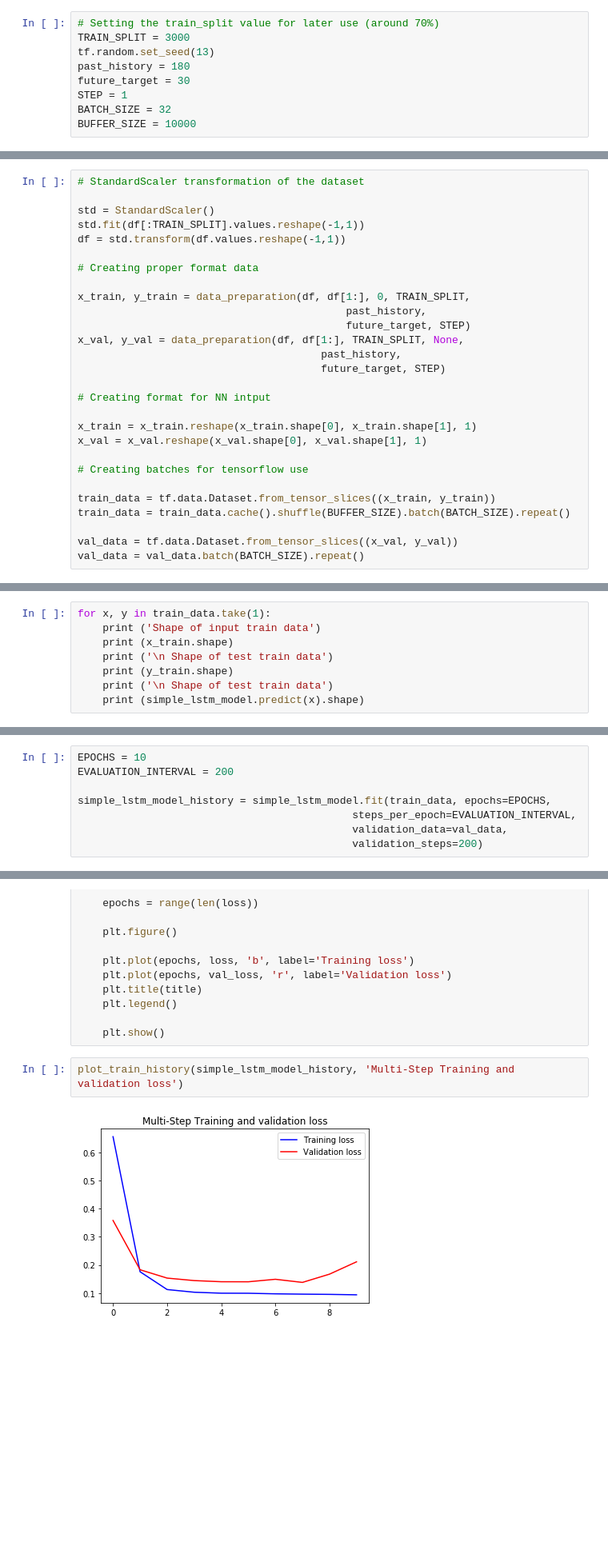
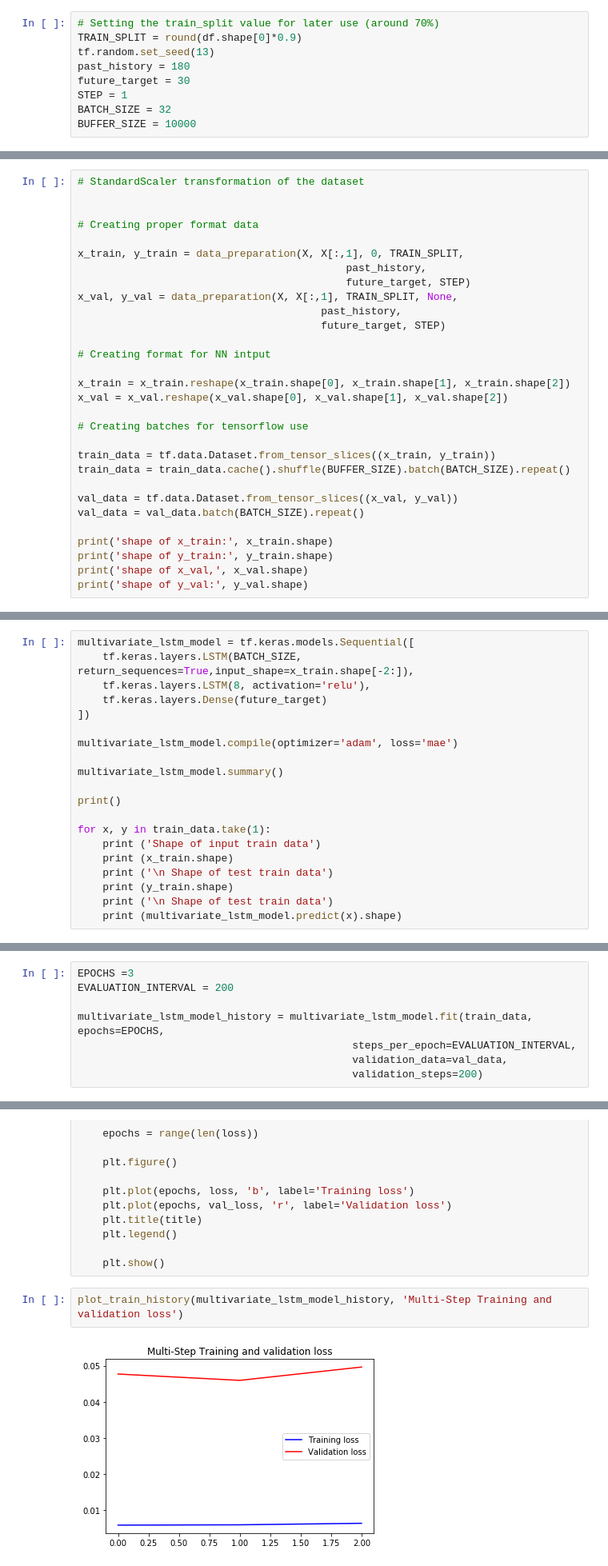
Before and after one commit to alexisgcomte/velib-prediction-v2, a Jupyter notebook: 2. Base Model Research/3.1. Tensorflow Mutlivariate exploration.ipynb, the cells around one changed output, grey strips where cells are left out. Shown at 80% size. Saved outputs shown, nothing was run; the diff lists cells and outputs as text; blank space fills up the shorter version.

Commit message:
first analysis of results and first working multivariate model

```diff
--- a/2. Base Model Research/3.1. Tensorflow Mutlivariate exploration.ipynb
+++ b/2. Base Model Research/3.1. Tensorflow Mutlivariate exploration.ipynb
@@ -75,7 +134,7 @@ df
 # A Pré-processing
 # %%
 # Setting the train_split value for later use (around 70%)
-TRAIN_SPLIT = 3000
+TRAIN_SPLIT = round(df.shape[0]*0.9)
 tf.random.set_seed(13)
 past_history = 180
 future_target = 30
@@ -127,23 +245,20 @@ array([2, 2, 2, ..., 2, 2, 2])
 # %%
 # StandardScaler transformation of the dataset
 
-std = StandardScaler()
-std.fit(df[:TRAIN_SPLIT].values.reshape(-1,1))
-df = std.transform(df.values.reshape(-1,1))
 
 # Creating proper format data
 
-x_train, y_train = data_preparation(df, df[1:], 0, TRAIN_SPLIT,
+x_train, y_train = data_preparation(X, X[:,1], 0, TRAIN_SPLIT,
                                            past_history,
                                            future_target, STEP)
-x_val, y_val = data_preparation(df, df[1:], TRAIN_SPLIT, None,
+x_val, y_val = data_preparation(X, X[:,1], TRAIN_SPLIT, None,
                                        past_history,
                                        future_target, STEP)
 
 # Creating format for NN intput
 
-x_train = x_train.reshape(x_train.shape[0], x_train.shape[1], 1)
-x_val = x_val.reshape(x_val.shape[0], x_val.shape[1], 1)
+x_train = x_train.reshape(x_train.shape[0], x_train.shape[1], x_train.shape[2])
+x_val = x_val.reshape(x_val.shape[0], x_val.shape[1], x_val.shape[2])
 
 # Creating batches for tensorflow use
 
@@ -152,3 +267,8 @@ train_data = train_data.cache().shuffle(BUFFER_SIZE).batch(BATCH_SIZE).repeat()
 
 val_data = tf.data.Dataset.from_tensor_slices((x_val, y_val))
 val_data = val_data.batch(BATCH_SIZE).repeat()
+
+print('shape of x_train:', x_train.shape)
+print('shape of y_train:', y_train.shape)
+print('shape of x_val,', x_val.shape)
+print('shape of y_val:', y_val.shape)
@@ -179,9 +321,21 @@ _________________________________________________________________
 # %%
+multivariate_lstm_model = tf.keras.models.Sequential([
+    tf.keras.layers.LSTM(BATCH_SIZE, return_sequences=True,input_shape=x_train.shape[-2:]),
+    tf.keras.layers.LSTM(8, activation='relu'),
+    tf.keras.layers.Dense(future_target)
+])
+
+multivariate_lstm_model.compile(optimizer='adam', loss='mae')
+
+multivariate_lstm_model.summary()
+
+print()
+
 for x, y in train_data.take(1):
     print ('Shape of input train data')
     print (x_train.shape)
     print ('\n Shape of test train data')
     print (y_train.shape)
     print ('\n Shape of test train data')
-    print (simple_lstm_model.predict(x).shape)
+    print (multivariate_lstm_model.predict(x).shape)
 # %% [output]
@@ -196,8 +369,8 @@ Shape of input train data
 # %%
-EPOCHS = 10
+EPOCHS =3
 EVALUATION_INTERVAL = 200
 
-simple_lstm_model_history = simple_lstm_model.fit(train_data, epochs=EPOCHS,
+multivariate_lstm_model_history = multivariate_lstm_model.fit(train_data, epochs=EPOCHS,
                                             steps_per_epoch=EVALUATION_INTERVAL,
                                             validation_data=val_data,
                                             validation_steps=200)
@@ -237,9 +400,9 @@ def plot_train_history(history, title):
 
     plt.show()
 # %%
-plot_train_history(simple_lstm_model_history, 'Multi-Step Training and validation loss')
+plot_train_history(multivariate_lstm_model_history, 'Multi-Step Training and validation loss')
 # %% [output]
-[figure, old version]
+[figure, new version]
 # %%
 def create_time_steps(length):
     return list(range(-length, 0))
```
Also changed, not shown: parts of 35 cells of this notebook, 4 other files.
